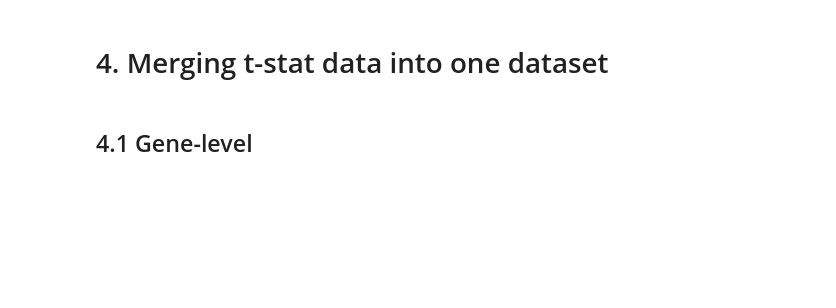
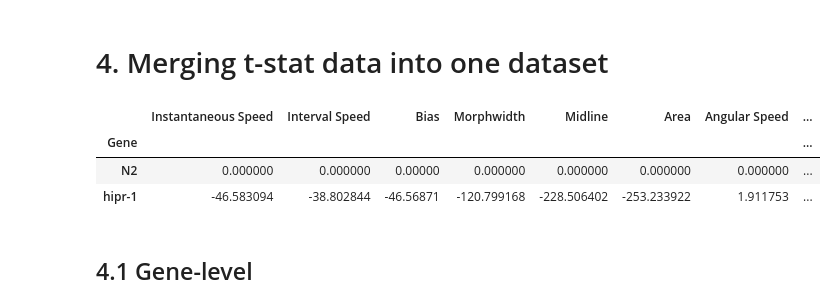
Before and after one commit to JosephLiangUBC/MWT_Dashboard, a Jupyter notebook: Step4_data_processing_for_db.ipynb, the cells around one changed output. Cells and saved outputs as stored; diff of their text form; code cells hidden in the pictures; blank space fills up the shorter version.

```diff
--- a/Step4_data_processing_for_db.ipynb
+++ b/Step4_data_processing_for_db.ipynb
@@ -872,3 +1128,10 @@ def merge_Tstats(baseline, habituation, by=["Gene", "dataset"], Screen=Screen):
+# %%
+PD_baseline_Tstats
+# %% [output]
+|  | Instantaneous Speed | Interval Speed | Bias | Morphwidth | Midline | Area | Angular Speed | ... |
+| Gene |  |  |  |  |  |  |  | ... |
+| N2 | 0.000000 | 0.000000 | 0.00000 | 0.000000 | 0.000000 | 0.000000 | 0.000000 | ... |
+| hipr-1 | -46.583094 | -38.802844 | -46.56871 | -120.799168 | -228.506402 | -253.233922 | 1.911753 | ... |
 # %% [markdown]
 ## 4.1 Gene-level
 # %%
```
Also changed, not shown: parts of 46 cells of this notebook.
